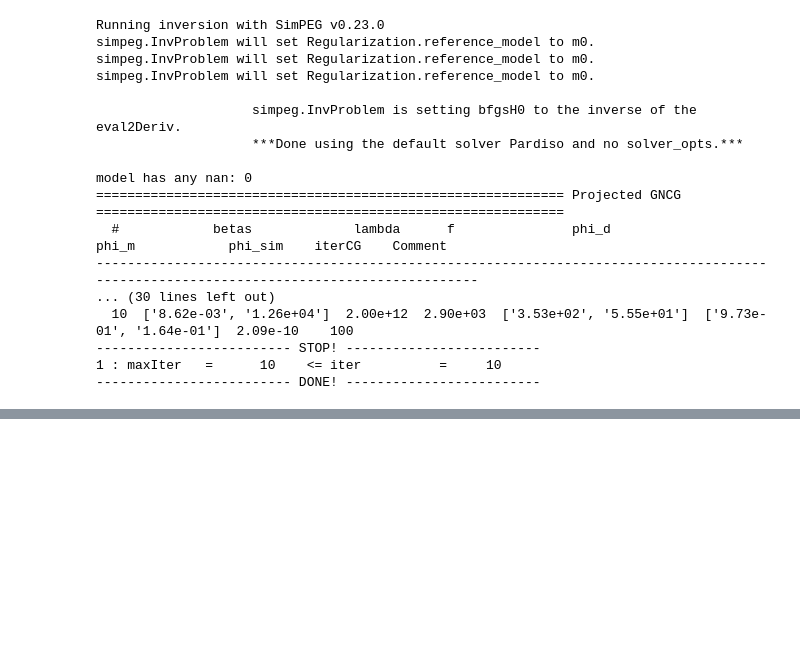
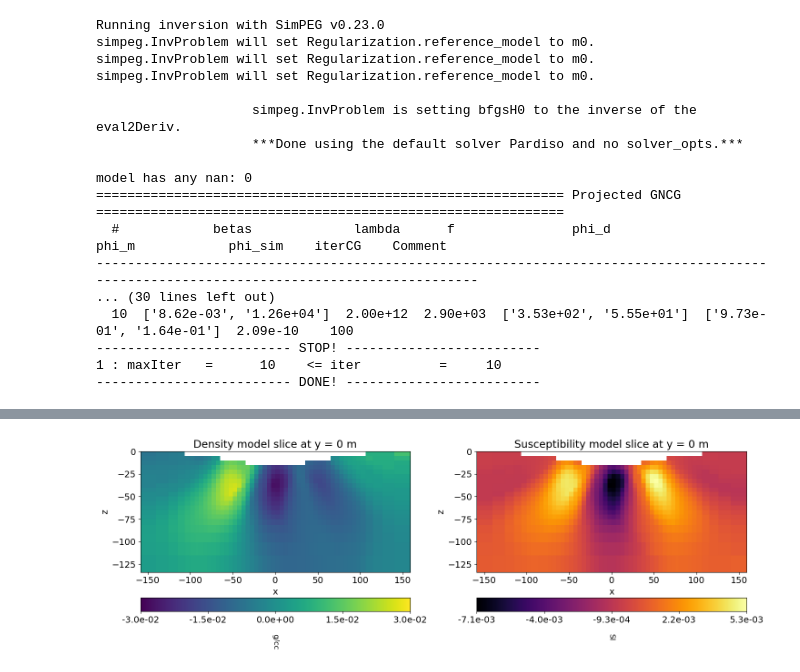
Before and after one commit to simpeg/user-tutorials, a Jupyter notebook: notebooks/11-joint-inversion/inv_1_cross_gradient.ipynb, the cells around one changed output, grey strips where cells are left out. Drawn from its saved outputs; the diff is of its cells as text; code cells hidden in the pictures; blank space fills up the shorter version.

```diff
--- a/notebooks/11-joint-inversion/inv_1_cross_gradient.ipynb
+++ b/notebooks/11-joint-inversion/inv_1_cross_gradient.ipynb
@@ -264,8 +273,10 @@ wires = maps.Wires(("density", nP), ("susceptibility", nP))
 # Define density contrast values for each unit
 starting_density, starting_susceptibility = 1e-6, 1e-6
 
-# Define and plot starting model
-starting_model = np.r_[starting_density * np.ones(nP), starting_susceptibility * np.ones(nP)]
+# Define the starting model
+starting_model = np.r_[
+    starting_density * np.ones(nP), starting_susceptibility * np.ones(nP)
+]
 # %% [markdown]
 ## Define the Forward Simulations
 
@@ -323,8 +366,10 @@ reg_mag = regularization.WeightedLeastSquares(
 )
 
 # Define the coupling term to connect two different physical property models
-lamda = 2e12  # weight for coupling term
+gamma = 2e12  # weight for coupling term
 cross_grad = regularization.CrossGradient(mesh, wires, active_cells=ind_active)
 
-# combo
-reg = reg_grav + reg_mag + lamda * cross_grad
+# Add the regularizations to generate a combo objective function.
+# Multipliers can be defined within the sum.
+reg = reg_grav + reg_mag + gamma * cross_grad
+print(reg.multipliers)
@@ -542,0 +548,28 @@ plt.show()
+# %%
+fig = plt.figure(figsize=(15, 5))
+
+ax1 = plt.subplot(121)
+(im,) = mesh.plot_slice(
+    plotting_map * m_dens_joint,
+    normal="Y",
+    ax=ax1,
+    clim=(-0.03, 0.03),
+)
+ax1.set_title("Density model slice at y = 0 m")
+ticks = np.linspace(-0.03, 0.03, 5)
+cbar = plt.colorbar(im, ticks=ticks, orientation="horizontal", format="%.1e")
+cbar.set_label("g/cc", rotation=270, labelpad=15, size=12)
+
+ax2 = plt.subplot(122)
+(im,) = mesh.plot_slice(
+    plotting_map * m_susc_joint, normal="Y", ax=ax2, pcolor_opts={"cmap": "inferno"}
+)
+ax2.set_title("Susceptibility model slice at y = 0 m")
+ticks = np.linspace(np.nanmin(m_susc_joint), np.nanmax(m_susc_joint), 5)
+cbar = plt.colorbar(im, ticks=ticks, orientation="horizontal", format="%.1e")
+cbar.set_label("SI", rotation=270, labelpad=15, size=12)
+
+plt.tight_layout()
+plt.show()
+# %% [output]
+[figure, added]
```
Also changed, not shown: parts of 42 cells of this notebook.
